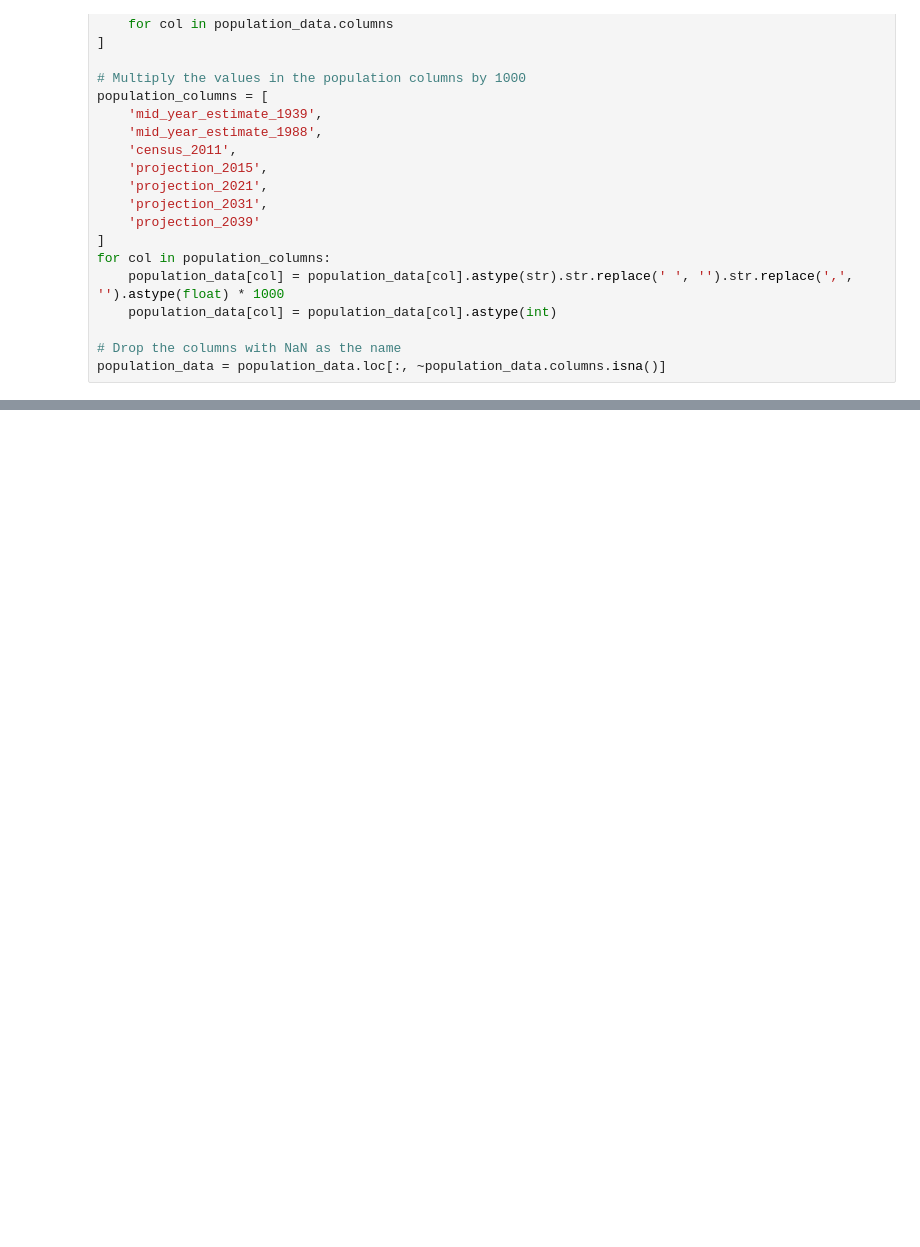
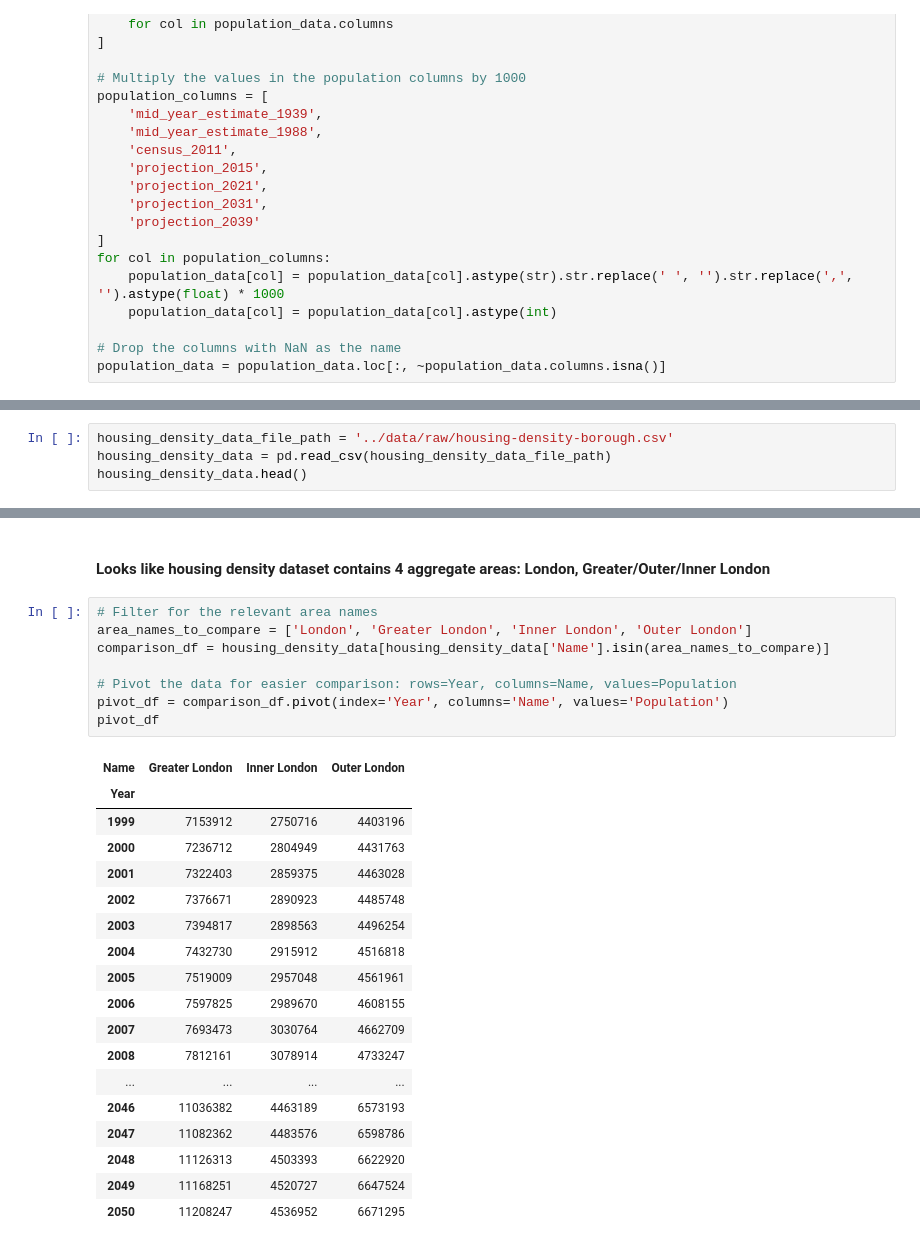
Before and after one commit to MoshaLangerak/knowledge-engineering, a Jupyter notebook: notebooks/population-exploration-preprocessing.ipynb, the cells around one changed output, grey strips where cells are left out. Drawn from its saved outputs; the diff is of its cells as text; blank space fills up the shorter version.

```diff
--- a/notebooks/population-exploration-preprocessing.ipynb
+++ b/notebooks/population-exploration-preprocessing.ipynb
@@ -95,0 +94,4 @@ population_data.to_csv(
+# %%
+housing_density_data_file_path = '../data/raw/housing-density-borough.csv'
+housing_density_data = pd.read_csv(housing_density_data_file_path)
+housing_density_data.head()
@@ -95,0 +126,29 @@ population_data.to_csv(
+# %% [markdown]
+#### Looks like housing density dataset contains 4 aggregate areas: London, Greater/Outer/Inner London
+# %%
+# Filter for the relevant area names
+area_names_to_compare = ['London', 'Greater London', 'Inner London', 'Outer London']
+comparison_df = housing_density_data[housing_density_data['Name'].isin(area_names_to_compare)]
+
+# Pivot the data for easier comparison: rows=Year, columns=Name, values=Population
+pivot_df = comparison_df.pivot(index='Year', columns='Name', values='Population')
+pivot_df
+# %% [output]
+| Name | Greater London | Inner London | Outer London |
+| Year |  |  |  |
+| 1999 | 7153912 | 2750716 | 4403196 |
+| 2000 | 7236712 | 2804949 | 4431763 |
+| 2001 | 7322403 | 2859375 | 4463028 |
+| 2002 | 7376671 | 2890923 | 4485748 |
+| 2003 | 7394817 | 2898563 | 4496254 |
+| 2004 | 7432730 | 2915912 | 4516818 |
+| 2005 | 7519009 | 2957048 | 4561961 |
+| 2006 | 7597825 | 2989670 | 4608155 |
+| 2007 | 7693473 | 3030764 | 4662709 |
+| 2008 | 7812161 | 3078914 | 4733247 |
+| ... | ... | ... | ... |
+| 2046 | 11036382 | 4463189 | 6573193 |
+| 2047 | 11082362 | 4483576 | 6598786 |
+| 2048 | 11126313 | 4503393 | 6622920 |
+| 2049 | 11168251 | 4520727 | 6647524 |
+| 2050 | 11208247 | 4536952 | 6671295 |
```
Also changed, not shown: parts of 19 cells of this notebook, 6 other files.
